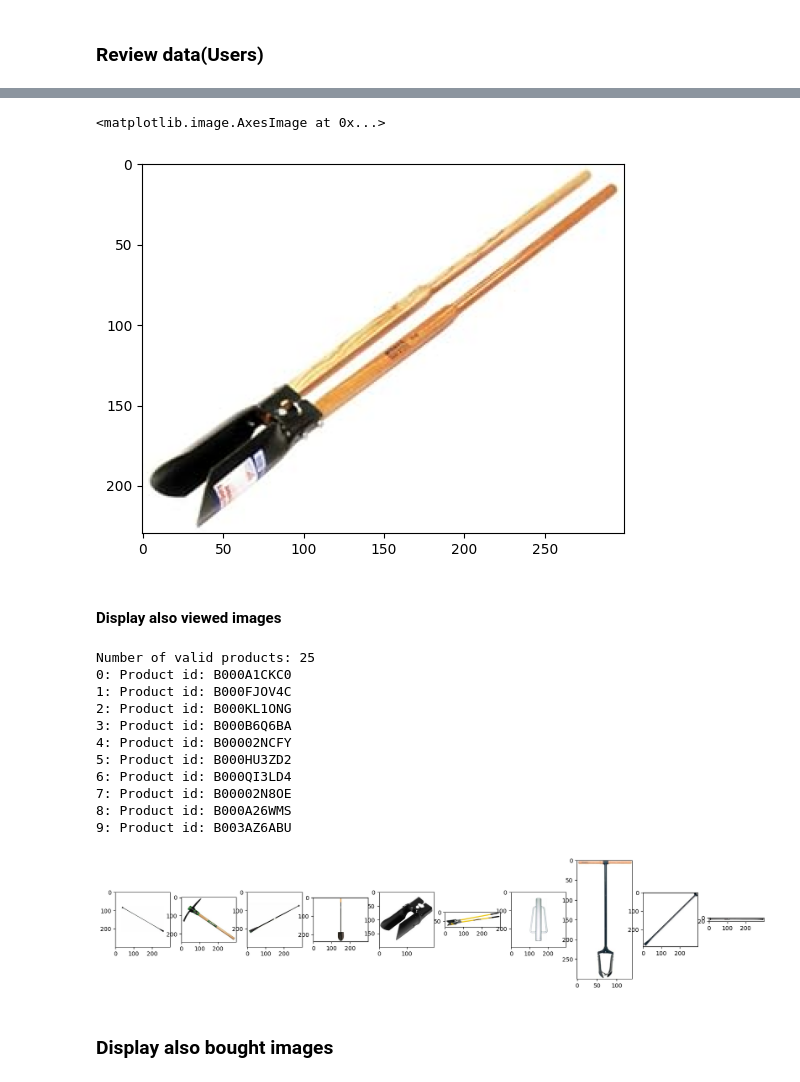
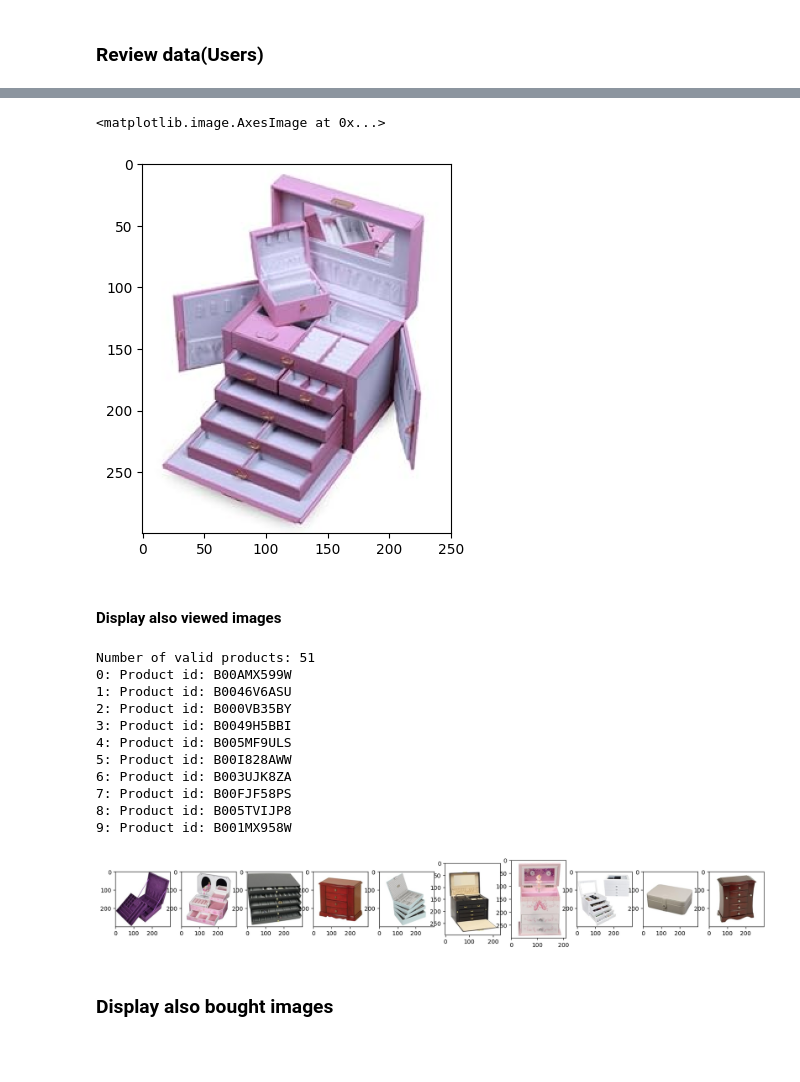
Before and after one commit to abhi74k/gnn-recommender-system, a Jupyter notebook: Exploratory.ipynb, the cells around one changed output, grey strips where cells are left out. Saved outputs shown, nothing was run; the diff lists cells and outputs as text; code cells hidden in the pictures; blank space fills up the shorter version.

```diff
--- a/Exploratory.ipynb
+++ b/Exploratory.ipynb
@@ -51,11 +56,11 @@ review_df.head()
 # %%
 np.random.seed(40)
-product = amazon_category.get_product('B00002N6BS')
+product = amazon_category.get_product('0123456479')
 image_path = product.get_image_path()
 plt.imshow(plt.imread(image_path))
 # %% [output]
 <matplotlib.image.AxesImage at 0x...>
-[figure, old version]
+[figure, new version]
 # %% [markdown]
 #### Display also viewed images
 # %%
@@ -64,7 +69,8 @@ def plot_products(product_ids, max_products=10):
     product_ids = list(filter(lambda x: amazon_category.is_valid_product(x), product_ids))
     product_ids = list(filter(lambda x: os.path.exists(amazon_category.get_product(x).get_image_path()), product_ids))
     print("Number of valid products: {}".format(len(product_ids)))
-    product_ids = np.random.choice(product_ids, max_products, replace=False)
+    if len(product_ids) > max_products:
+        product_ids = np.random.choice(product_ids,max_products, replace=False)
 
     plt.figure(figsize=(20, 20))
 
@@ -76,17 +82,17 @@ def plot_products(product_ids, max_products=10):
 
 plot_products(product.get_also_viewed())
 # %% [output]
-Number of valid products: 25
-0: Product id: B000A1CKC0
-1: Product id: B000FJOV4C
-2: Product id: B000KL1ONG
-3: Product id: B000B6Q6BA
-4: Product id: B00002NCFY
-5: Product id: B000HU3ZD2
-6: Product id: B000QI3LD4
-7: Product id: B00002N8OE
-8: Product id: B000A26WMS
-9: Product id: B003AZ6ABU
+Number of valid products: 51
+0: Product id: B00AMX599W
+1: Product id: B0046V6ASU
+2: Product id: B000VB35BY
+3: Product id: B0049H5BBI
+4: Product id: B005MF9ULS
+5: Product id: B00I828AWW
+6: Product id: B003UJK8ZA
+7: Product id: B00FJF58PS
+8: Product id: B005TVIJP8
+9: Product id: B001MX958W
-[figure, old version]
+[figure, new version]
 # %% [markdown]
 ### Display also bought images
```
Also changed, not shown: parts of 9 cells of this notebook, 3 other files.
